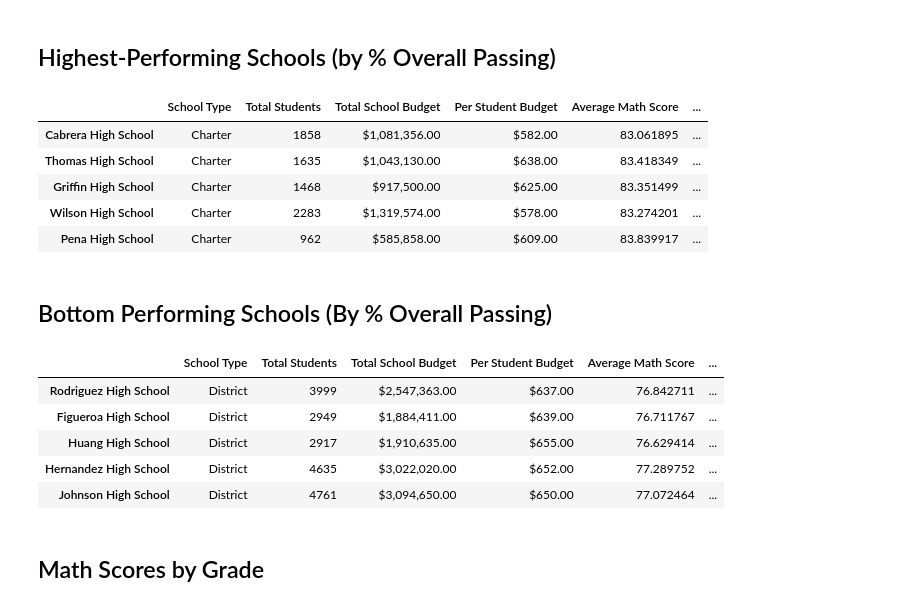
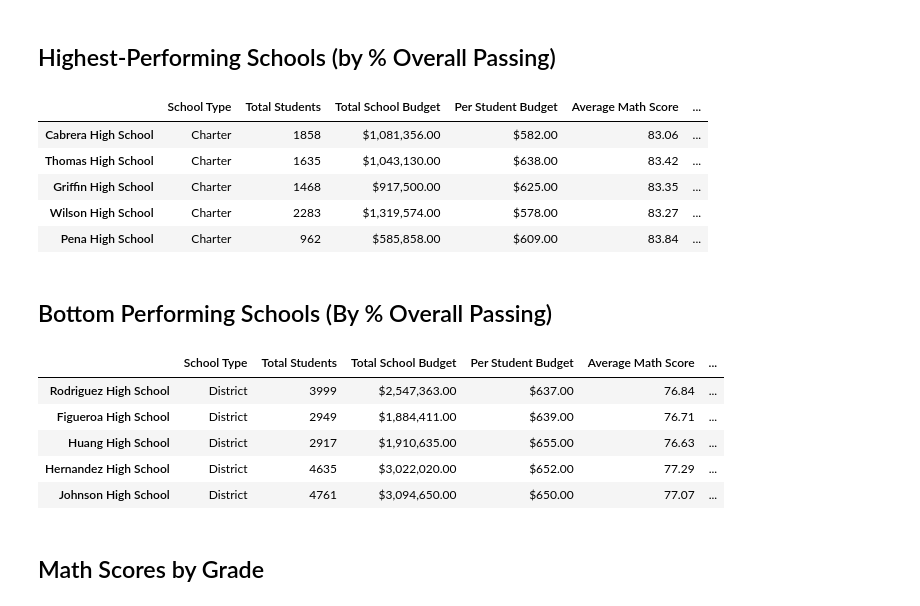
Before and after one commit to mjardinico/pandas_challenge2, a Jupyter notebook: PyCitySchools/PyCitySchools_starter.ipynb, the cells around one changed output. Drawn from its saved outputs; the diff is of its cells as text; code cells hidden in the pictures.

```diff
--- a/PyCitySchools/PyCitySchools_starter.ipynb
+++ b/PyCitySchools/PyCitySchools_starter.ipynb
@@ -406,7 +406,7 @@ per_school_summary = pd.DataFrame({
     "Average Reading Score": per_school_reading,
     "% Passing Math": per_school_passing_math,
     "% Passing Reading": per_school_passing_reading,
-    "% Overal Passing": overall_school_passing_rate
+    "% Overall Passing": overall_school_passing_rate
 })
 per_school_summary.index.name = None
 
@@ -417,7 +417,7 @@ per_school_summary["Average Math Score"] = per_school_summary["Average Math Scor
 per_school_summary["Average Reading Score"] = per_school_summary["Average Reading Score"].map("{:,.2f}".format)
 per_school_summary["% Passing Math"] = per_school_summary["% Passing Math"].map("{:,.2f}%".format)
 per_school_summary["% Passing Reading"] = per_school_summary["% Passing Reading"].map("{:,.2f}%".format)
-per_school_summary["% Overal Passing"] = per_school_summary["% Overal Passing"].map("{:,.2f}%".format)
+per_school_summary["% Overall Passing"] = per_school_summary["% Overall Passing"].map("{:,.2f}%".format)
 
 per_school_summary.head()
 # %% [output]
@@ -431,28 +431,30 @@ per_school_summary.head()
 ## Highest-Performing Schools (by % Overall Passing)
 # %%
 # Sort the schools by `% Overall Passing` in descending order and display the top 5 rows.
-top_schools =
-top_schools.head(5)
+# SYNTAX: df.sort_values(by='col_name', ascending=False)
+top_schools = per_school_summary.sort_values(by='% Overall Passing', ascending=False)   #`by="% Overall Passing"` == `["% Overall Passing"]
+top_schools.head()
 # %% [output]
 |  | School Type | Total Students | Total School Budget | Per Student Budget | Average Math Score | ... |
-| Cabrera High School | Charter | 1858 | $1,081,356.00 | $582.00 | 83.061895 | ... |
-| Thomas High School | Charter | 1635 | $1,043,130.00 | $638.00 | 83.418349 | ... |
-| Griffin High School | Charter | 1468 | $917,500.00 | $625.00 | 83.351499 | ... |
-| Wilson High School | Charter | 2283 | $1,319,574.00 | $578.00 | 83.274201 | ... |
-| Pena High School | Charter | 962 | $585,858.00 | $609.00 | 83.839917 | ... |
+| Cabrera High School | Charter | 1858 | $1,081,356.00 | $582.00 | 83.06 | ... |
+| Thomas High School | Charter | 1635 | $1,043,130.00 | $638.00 | 83.42 | ... |
+| Griffin High School | Charter | 1468 | $917,500.00 | $625.00 | 83.35 | ... |
+| Wilson High School | Charter | 2283 | $1,319,574.00 | $578.00 | 83.27 | ... |
+| Pena High School | Charter | 962 | $585,858.00 | $609.00 | 83.84 | ... |
 # %% [markdown]
 ## Bottom Performing Schools (By % Overall Passing)
 # %%
 # Sort the schools by `% Overall Passing` in ascending order and display the top 5 rows.
-bottom_schools =
-bottom_schools.head(5)
+# SYNTAX: df.sort_values(by='col_name', ascending=True)
+bottom_schools = per_school_summary.sort_values(by="% Overall Passing", ascending=True)
+bottom_schools.head()
 # %% [output]
 |  | School Type | Total Students | Total School Budget | Per Student Budget | Average Math Score | ... |
-| Rodriguez High School | District | 3999 | $2,547,363.00 | $637.00 | 76.842711 | ... |
-| Figueroa High School | District | 2949 | $1,884,411.00 | $639.00 | 76.711767 | ... |
-| Huang High School | District | 2917 | $1,910,635.00 | $655.00 | 76.629414 | ... |
-| Hernandez High School | District | 4635 | $3,022,020.00 | $652.00 | 77.289752 | ... |
-| Johnson High School | District | 4761 | $3,094,650.00 | $650.00 | 77.072464 | ... |
+| Rodriguez High School | District | 3999 | $2,547,363.00 | $637.00 | 76.84 | ... |
+| Figueroa High School | District | 2949 | $1,884,411.00 | $639.00 | 76.71 | ... |
+| Huang High School | District | 2917 | $1,910,635.00 | $655.00 | 76.63 | ... |
+| Hernandez High School | District | 4635 | $3,022,020.00 | $652.00 | 77.29 | ... |
+| Johnson High School | District | 4761 | $3,094,650.00 | $650.00 | 77.07 | ... |
 # %% [markdown]
 ## Math Scores by Grade
 # %%
```
Also changed, not shown: parts of 6 cells of this notebook.
